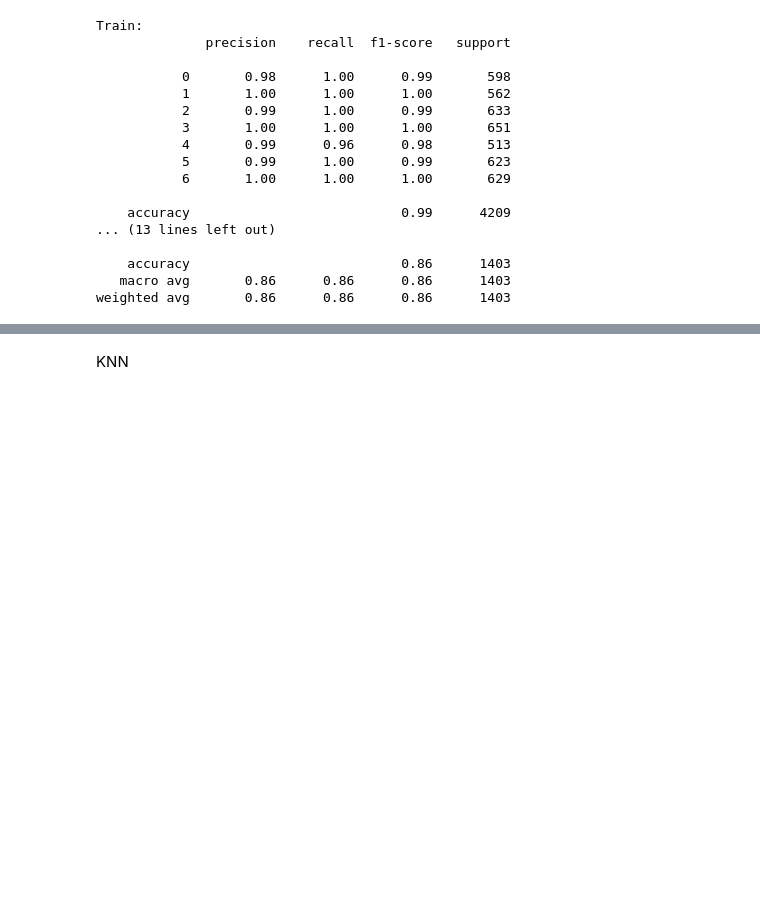
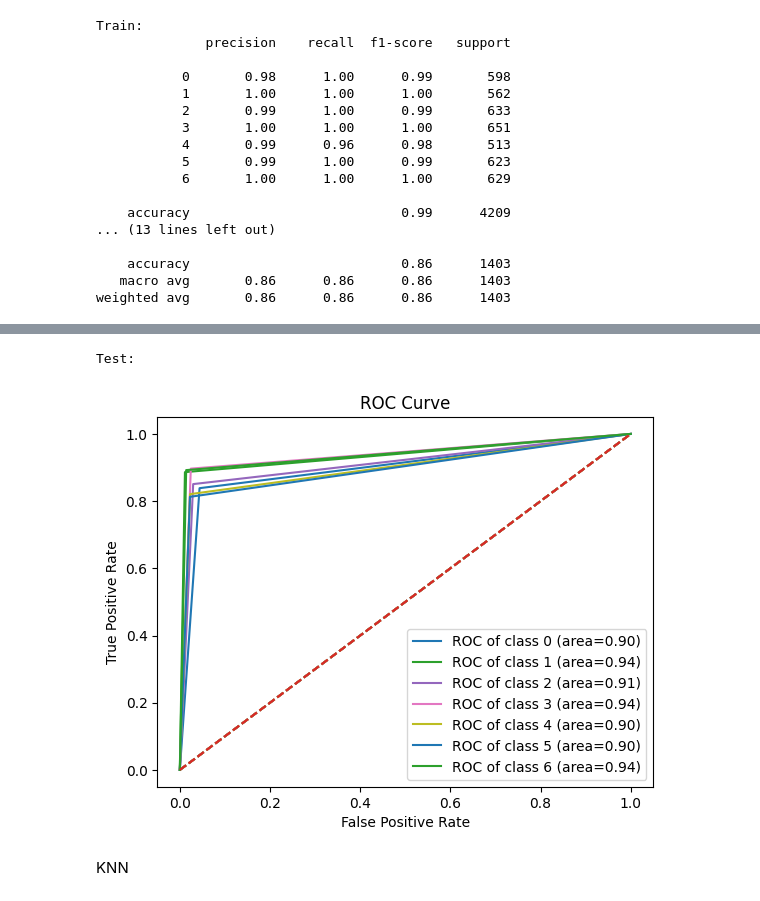
Before and after one commit to AliAkhgari/Iranian-Traditional-Music-Dastgah-Classifier, a Jupyter notebook: learning.ipynb, the cells around one changed output, grey strips where cells are left out. Saved outputs shown, nothing was run; the diff lists cells and outputs as text; code cells hidden in the pictures; blank space fills up the shorter version.

```diff
--- a/learning.ipynb
+++ b/learning.ipynb
@@ -73,3 +99,9 @@ weighted avg       0.86      0.86      0.86      1403
+# %%
+print("Test: ")
+plot_roc_curve(svc, X_test, y_test, n_classes = 7)
+# %% [output]
+Test:
+[figure, added]
 # %% [markdown]
 KNN
 # %%
```
Also changed, not shown: parts of 8 cells of this notebook.
